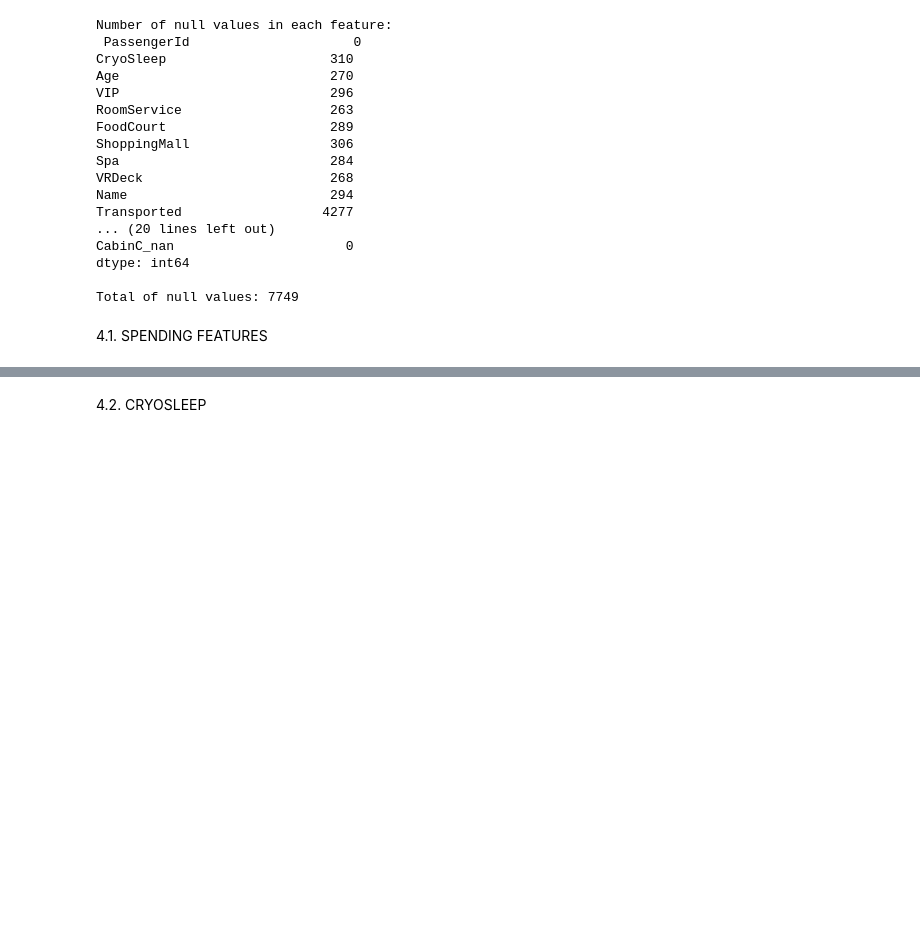
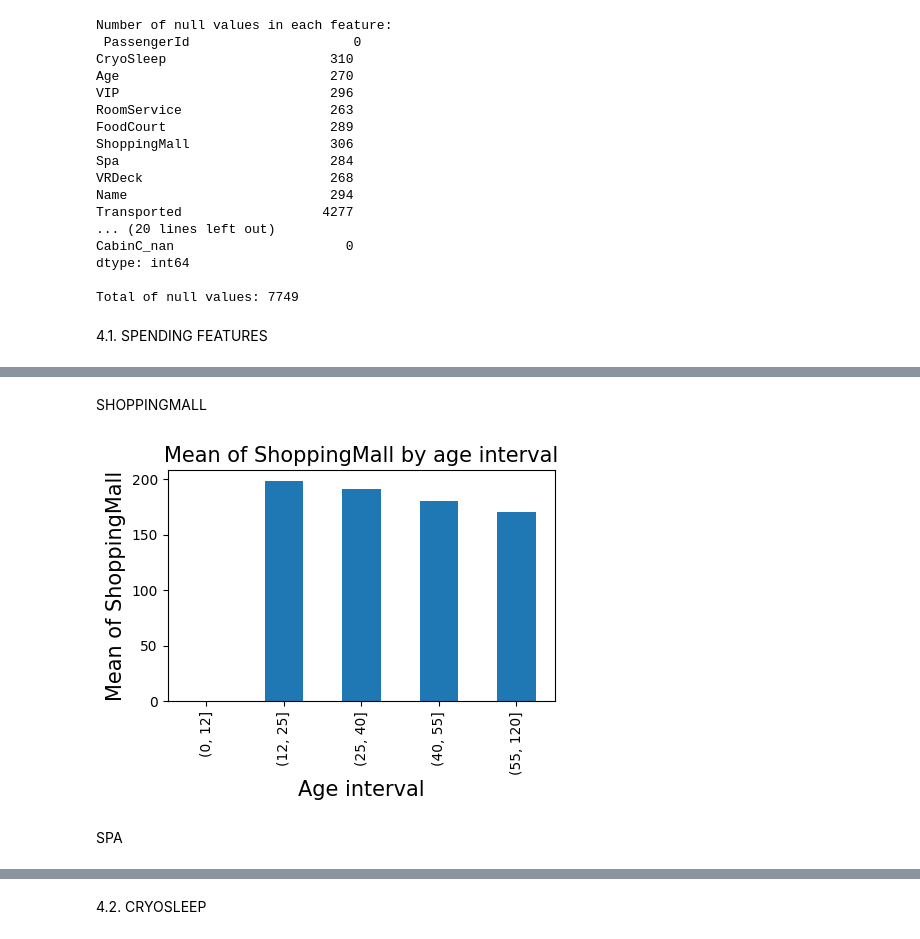
Before and after one commit to JMViJi/Spaceship-Titanic-Kaggle-Competition, a Jupyter notebook: spaceship-titanic.ipynb, the cells around one changed output, grey strips where cells are left out. Drawn from its saved outputs; the diff is of its cells as text; code cells hidden in the pictures; blank space fills up the shorter version.

```diff
--- a/spaceship-titanic.ipynb
+++ b/spaceship-titanic.ipynb
@@ -411,0 +464,21 @@ Total of null values: 7151
+# %% [markdown]
+SHOPPINGMALL
+# %%
+mean_ShoppingMall= X_train.groupby('age_interval')['ShoppingMall'].mean()
+
+# Bar chart of mean_FoodCourt by age_interval
+mean_ShoppingMall.plot(kind='bar', figsize=(5,3))
+Title = plt.title('Mean of ShoppingMall by age interval', fontsize=15)
+plt.xlabel('Age interval', fontsize=15)
+plt.ylabel('Mean of ShoppingMall', fontsize=15)
+
+# Misma media por intervalos de edad practicamente.
+X_train['ShoppingMall'] = X_train['ShoppingMall'].fillna(X_train['Age'].apply(
+    lambda x: mean_ShoppingMall.iloc[0] if x <= 12 else
+    mean_ShoppingMall.iloc[1] if x <= 25 else
+    mean_ShoppingMall.iloc[2] if x <= 40 else
+    mean_ShoppingMall.iloc[3] if x <= 55 else mean_ShoppingMall.iloc[4]))
+# %% [output]
+[figure, added]
+# %% [markdown]
+SPA
```
Also changed, not shown: parts of 31 cells of this notebook, 1 other file.
